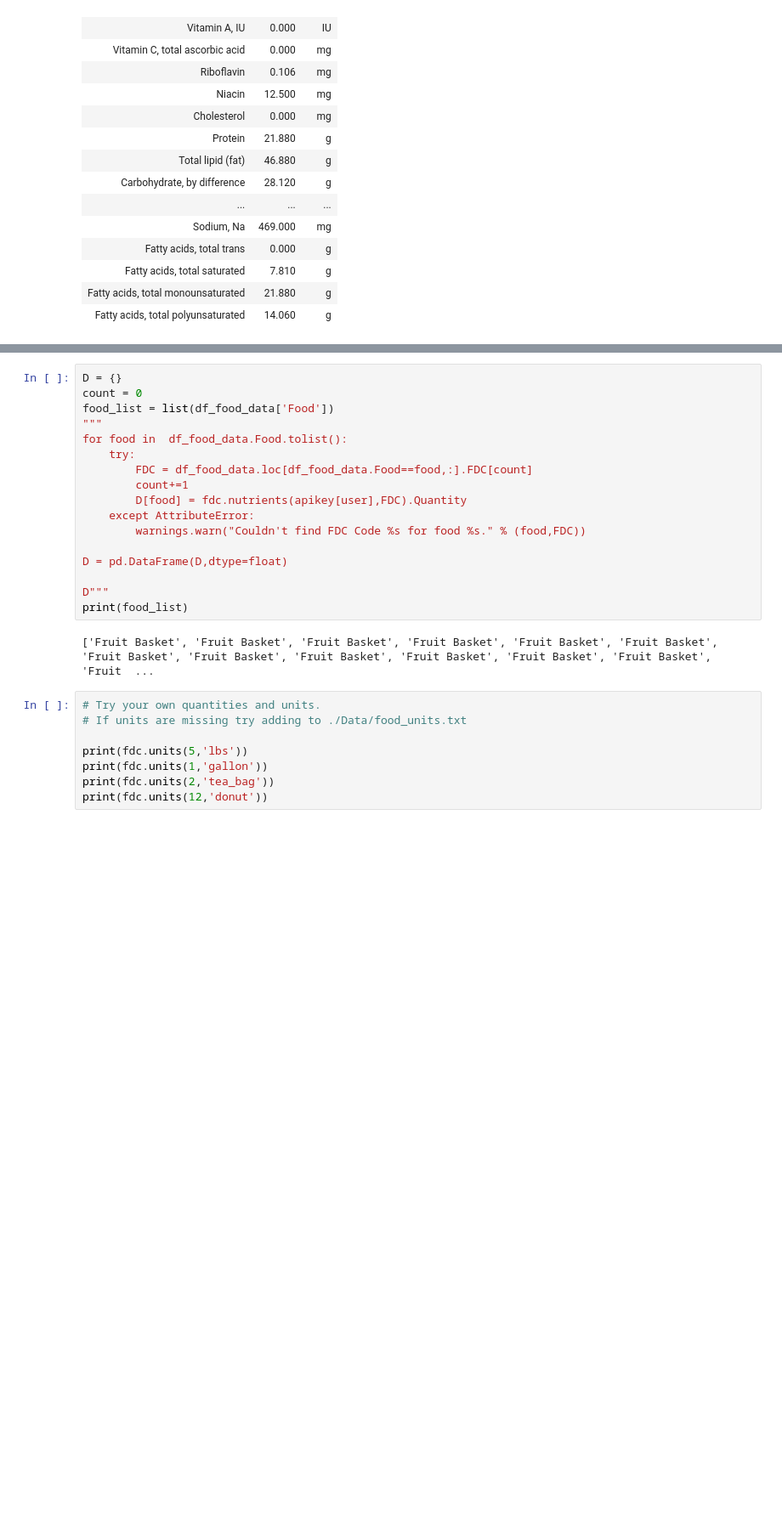
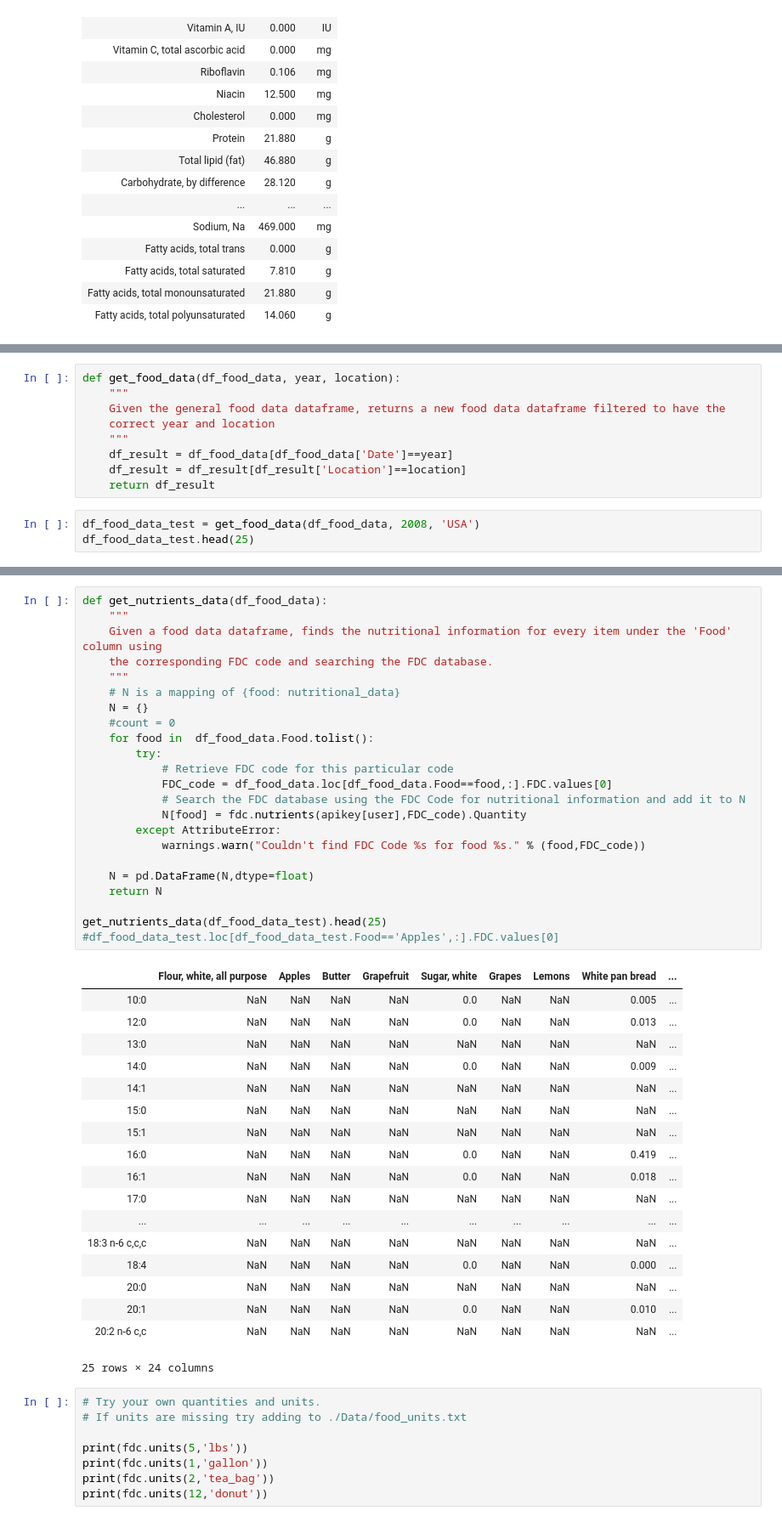
Before and after one commit to dholandaa/eep153-project2, a Jupyter notebook: Project 2.ipynb, the cells around one changed output, grey strips where cells are left out. Shown at 85% size. Cells and saved outputs as stored; diff of their text form; blank space fills up the shorter version.

Commit message:
Added ways to filter out rows with empty spaces in essential columns and filter by year and location

```diff
--- a/Project 2.ipynb
+++ b/Project 2.ipynb
@@ -153,0 +152,12 @@ fdc.nutrients(apikey[user],fdc_id=id)
+# %%
+def get_food_data(df_food_data, year, location):
+    """
+    Given the general food data dataframe, returns a new food data dataframe filtered to have the
+    correct year and location
+    """
+    df_result = df_food_data[df_food_data['Date']==year]
+    df_result = df_result[df_result['Location']==location]
+    return df_result
+# %%
+df_food_data_test = get_food_data(df_food_data, 2008, 'USA')
+df_food_data_test.head(25)
@@ -154,22 +182,45 @@ fdc.nutrients(apikey[user],fdc_id=id)
 # %%
-D = {}
-count = 0
-food_list = list(df_food_data['Food'])
-"""
-for food in  df_food_data.Food.tolist():
-    try:
-        FDC = df_food_data.loc[df_food_data.Food==food,:].FDC[count]
-        count+=1
-        D[food] = fdc.nutrients(apikey[user],FDC).Quantity
-    except AttributeError:
-        warnings.warn("Couldn't find FDC Code %s for food %s." % (food,FDC))
+def get_nutrients_data(df_food_data):
+    """
+    Given a food data dataframe, finds the nutritional information for every item under the 'Food' column using
+    the corresponding FDC code and searching the FDC database.
+    """
+    # N is a mapping of {food: nutritional_data}
+    N = {}
+    #count = 0
+    for food in  df_food_data.Food.tolist():
+        try:
+            # Retrieve FDC code for this particular code
+            FDC_code = df_food_data.loc[df_food_data.Food==food,:].FDC.values[0]
+            # Search the FDC database using the FDC Code for nutritional information and add it to N
+            N[food] = fdc.nutrients(apikey[user],FDC_code).Quantity
+        except AttributeError:
+            warnings.warn("Couldn't find FDC Code %s for food %s." % (food,FDC_code))
 
-D = pd.DataFrame(D,dtype=float)
+    N = pd.DataFrame(N,dtype=float)
+    return N
 
-D"""
-print(food_list)
+get_nutrients_data(df_food_data_test).head(25)
+#df_food_data_test.loc[df_food_data_test.Food=='Apples',:].FDC.values[0]
 # %% [output]
+|  | Flour, white, all purpose | Apples | Butter | Grapefruit | Sugar, white | Grapes | Lemons | White pan bread | ... |
+| 10:0 | NaN | NaN | NaN | NaN | 0.0 | NaN | NaN | 0.005 | ... |
+| 12:0 | NaN | NaN | NaN | NaN | 0.0 | NaN | NaN | 0.013 | ... |
+| 13:0 | NaN | NaN | NaN | NaN | NaN | NaN | NaN | NaN | ... |
+| 14:0 | NaN | NaN | NaN | NaN | 0.0 | NaN | NaN | 0.009 | ... |
+| 14:1 | NaN | NaN | NaN | NaN | NaN | NaN | NaN | NaN | ... |
+| 15:0 | NaN | NaN | NaN | NaN | NaN | NaN | NaN | NaN | ... |
+| 15:1 | NaN | NaN | NaN | NaN | NaN | NaN | NaN | NaN | ... |
+| 16:0 | NaN | NaN | NaN | NaN | 0.0 | NaN | NaN | 0.419 | ... |
+| 16:1 | NaN | NaN | NaN | NaN | 0.0 | NaN | NaN | 0.018 | ... |
+| 17:0 | NaN | NaN | NaN | NaN | NaN | NaN | NaN | NaN | ... |
+| ... | ... | ... | ... | ... | ... | ... | ... | ... | ... |
+| 18:3 n-6 c,c,c | NaN | NaN | NaN | NaN | NaN | NaN | NaN | NaN | ... |
+| 18:4 | NaN | NaN | NaN | NaN | 0.0 | NaN | NaN | 0.000 | ... |
+| 20:0 | NaN | NaN | NaN | NaN | NaN | NaN | NaN | NaN | ... |
+| 20:1 | NaN | NaN | NaN | NaN | 0.0 | NaN | NaN | 0.010 | ... |
+| 20:2 n-6 c,c | NaN | NaN | NaN | NaN | NaN | NaN | NaN | NaN | ... |
-['Fruit Basket', 'Fruit Basket', 'Fruit Basket', 'Fruit Basket', 'Fruit Basket', 'Fruit Basket', 'Fruit Basket', 'Fruit Basket', 'Fruit Basket', 'Fruit Basket', 'Fruit Basket', 'Fruit Basket', 'Fruit  ...
+25 rows × 24 columns
 # %%
 # Try your own quantities and units.
 # If units are missing try adding to ./Data/food_units.txt
```
Also changed, not shown: parts of 9 cells of this notebook.
